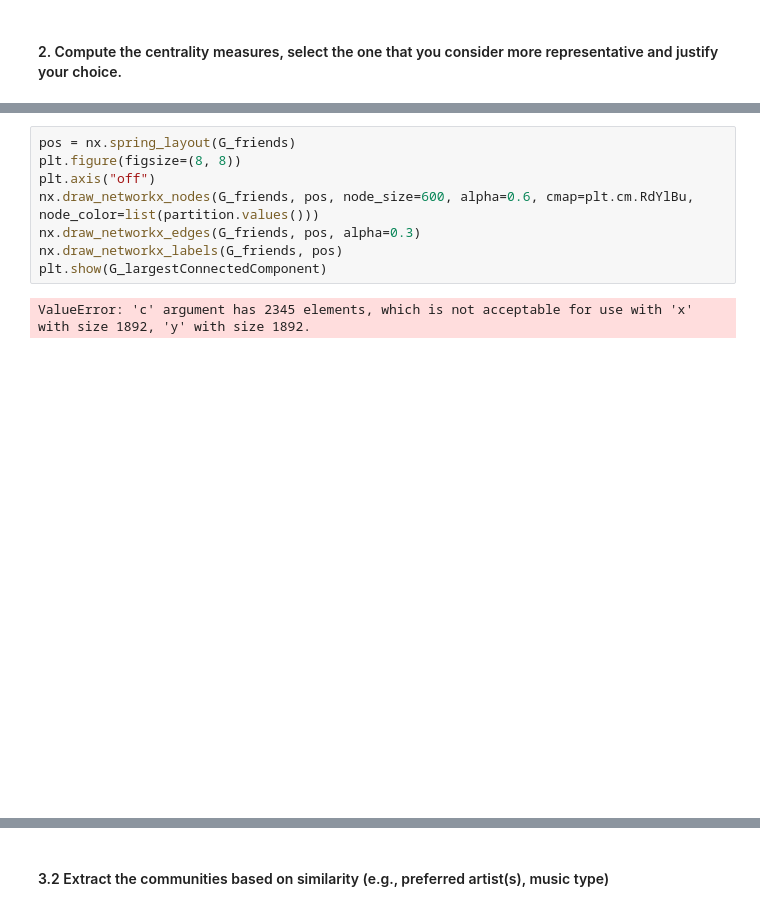
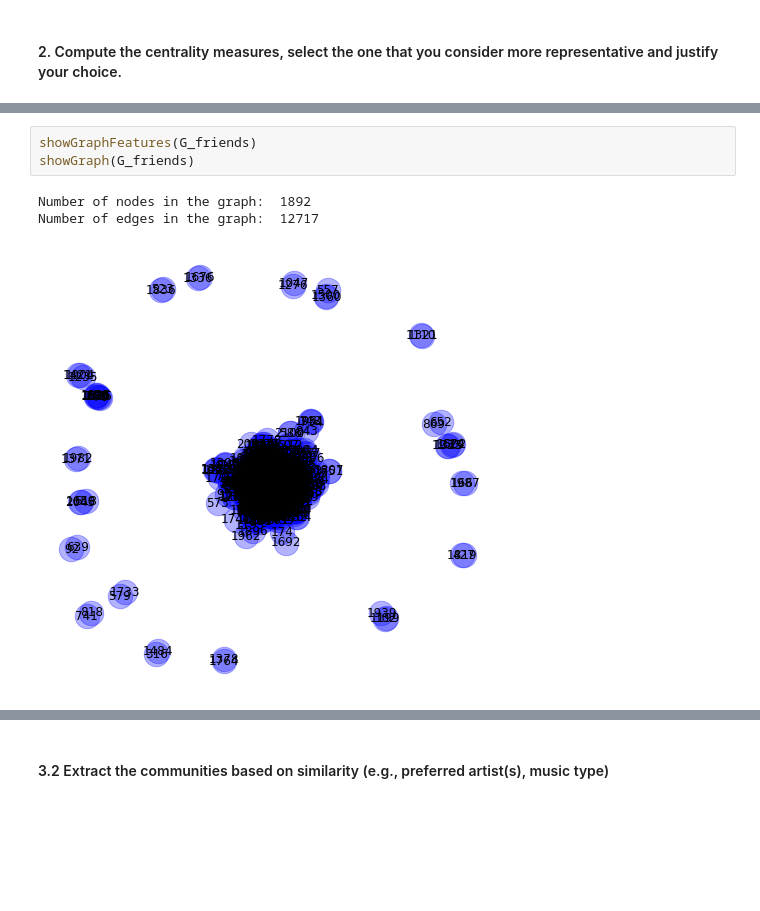
Before and after one commit to RiccardoBiella96/DataClaFinalProject, a Jupyter notebook: FinalProject.ipynb, the cells around one changed output, grey strips where cells are left out. Saved outputs shown, nothing was run; the diff lists cells and outputs as text; blank space fills up the shorter version.

```diff
--- a/FinalProject.ipynb
+++ b/FinalProject.ipynb
@@ -563,11 +792,7 @@ Louvain communities:  {2: 0, 275: 0, 428: 0, 515: 0, 761: 0, 831: 1, 909: 1, 120
-# %%
-pos = nx.spring_layout(G_friends)
-plt.figure(figsize=(8, 8))
-plt.axis("off")
-nx.draw_networkx_nodes(G_friends, pos, node_size=600, alpha=0.6, cmap=plt.cm.RdYlBu, node_color=list(partition.values()))
-nx.draw_networkx_edges(G_friends, pos, alpha=0.3)
-nx.draw_networkx_labels(G_friends, pos)
-plt.show(G_largestConnectedComponent)
-# %% [output]
-ValueError: 'c' argument has 2345 elements, which is not acceptable for use with 'x' with size 1892, 'y' with size 1892.
-[figure, removed]
+# %%
+showGraphFeatures(G_friends)
+showGraph(G_friends)
+# %% [output]
+Number of nodes in the graph:  1892
+Number of edges in the graph:  12717
+[figure, added]
```
Also changed, not shown: parts of 80 cells of this notebook, 1 other file.
